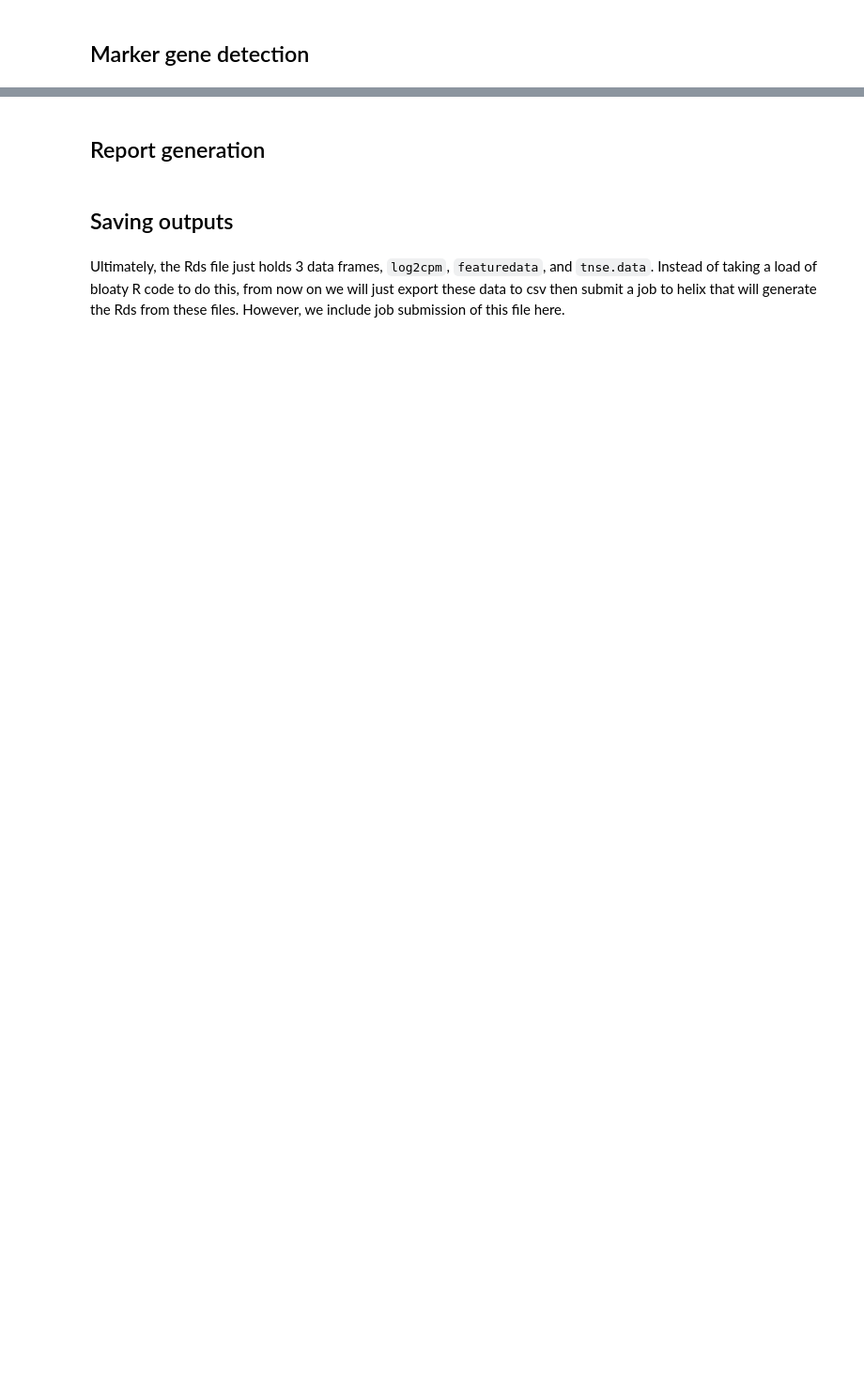
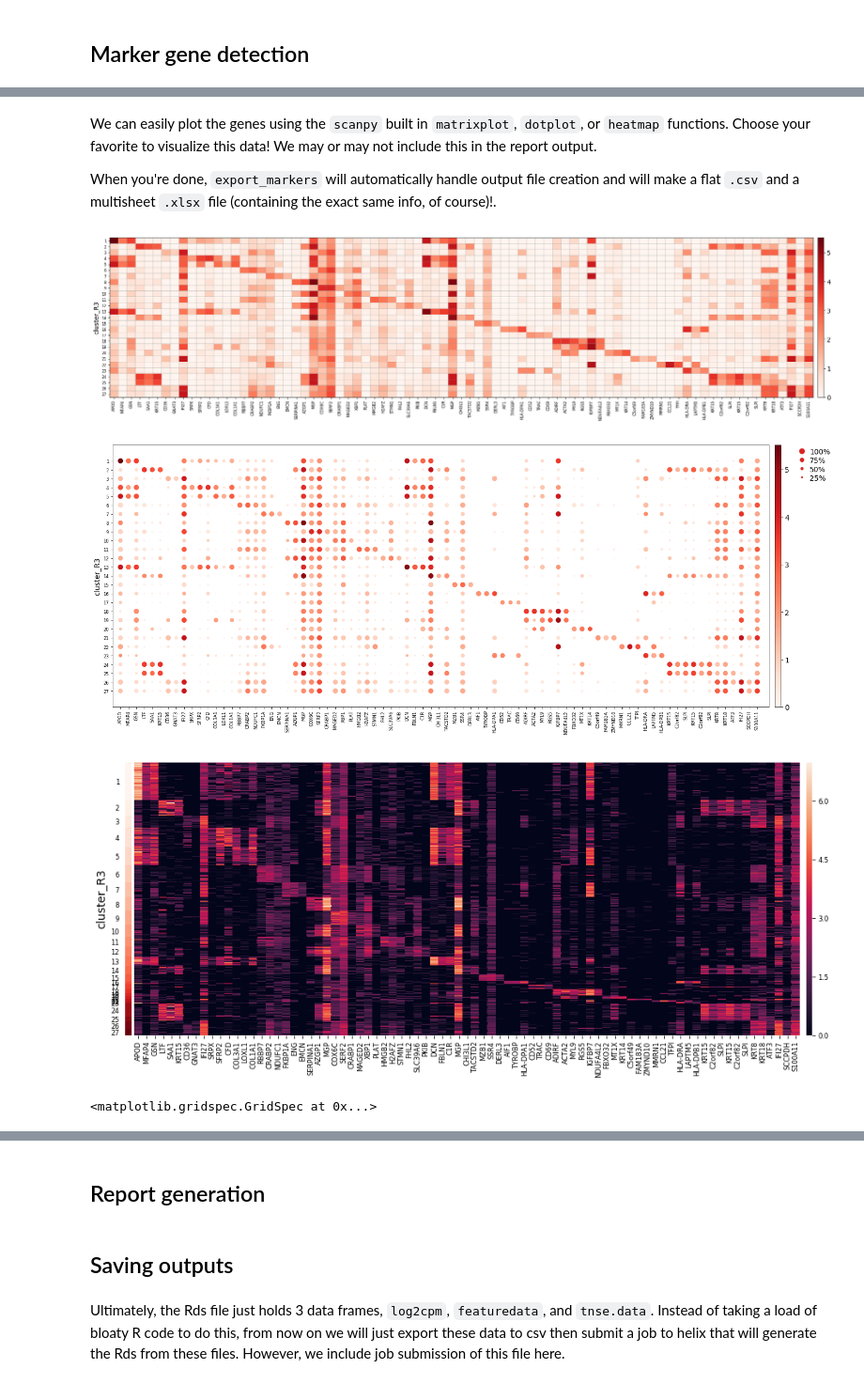
Before and after one commit to TheJacksonLaboratory/scanpy_recipes, a Jupyter notebook: examples/Analysis-Template.ipynb, the cells around one changed output, grey strips where cells are left out. Shown at 94% size. Cells and saved outputs as stored; diff of their text form; code cells hidden in the pictures; blank space fills up the shorter version.

```diff
--- a/examples/Analysis-Template.ipynb
+++ b/examples/Analysis-Template.ipynb
@@ -478,0 +405,2 @@ def scalpel_markers(adata, cluster_key="cluster"):
+# %%
+markers = sc.tl.find_marker_genes(adata_redux, "cluster_R3", log_fold_change=1.0)
@@ -478,0 +419,14 @@ def scalpel_markers(adata, cluster_key="cluster"):
+# %% [markdown]
+We can easily plot the genes using the `scanpy` built in `matrixplot`, `dotplot`, or `heatmap` functions.  Choose your favorite to visualize this data!  We may or may not include this in the report output.
+
+When you're done, `export_markers` will automatically handle output file creation and will make a flat `.csv` and a multisheet `.xlsx` file (containing the exact same info, of course)!.
+# %%
+top3_genes = markers.groupby("cluster_R3").head(3).gene_name.values
+sc.pl.matrixplot(adata_redux, top3_genes, groupby="cluster_R3", log=True)
+sc.pl.dotplot(adata_redux, top3_genes, groupby="cluster_R3", log=True)
+sc.pl.heatmap(adata_redux, top3_genes, groupby="cluster_R3", log=True)
+# %% [output]
+[figure, added]
+[figure, added]
+[figure, added]
+<matplotlib.gridspec.GridSpec at 0x...>
```
Also changed, not shown: parts of 30 cells of this notebook.
